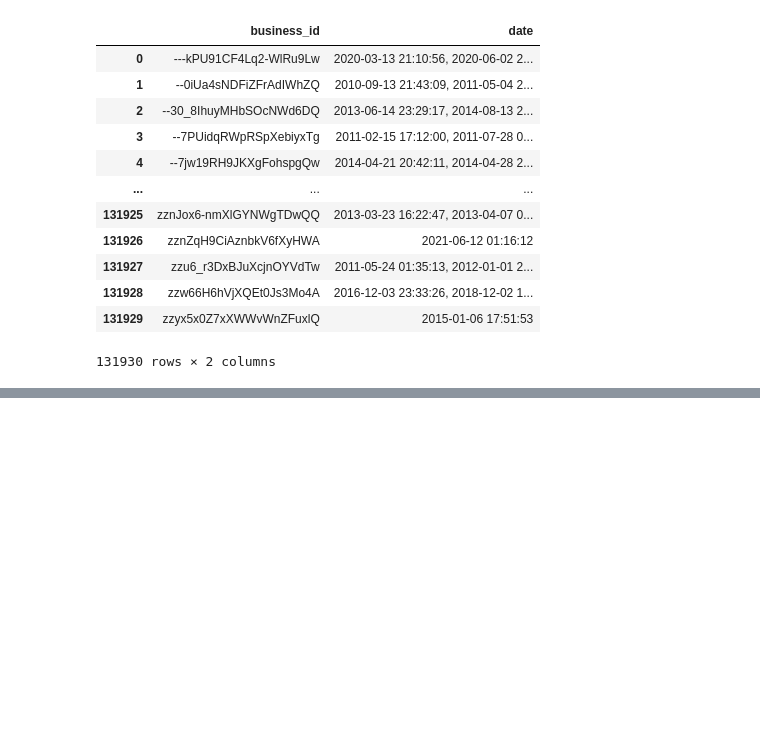
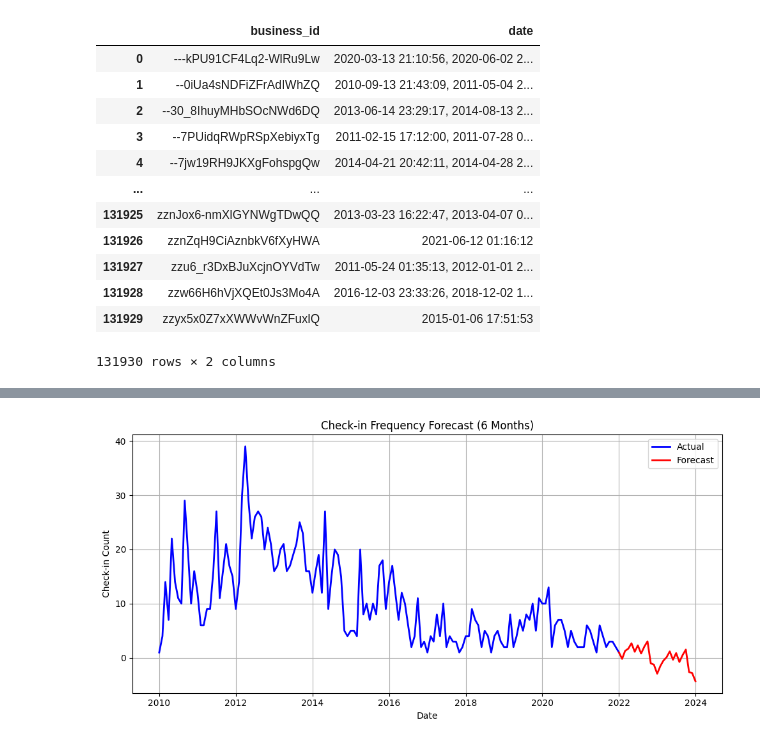
Before and after one commit to Jenblr/Yelp-Business-Data-Success-Analysis, a Jupyter notebook: Predictive_Modeling.ipynb, the cells around one changed output, grey strips where cells are left out. Cells and saved outputs as stored; diff of their text form; code cells hidden in the pictures; blank space fills up the shorter version.

```diff
--- a/Predictive_Modeling.ipynb
+++ b/Predictive_Modeling.ipynb
@@ -520,3 +520,12 @@ checkin
 | 131928 | zzw66H6hVjXQEt0Js3Mo4A | 2016-12-03 23:33:26, 2018-12-02 1... |
 | 131929 | zzyx5x0Z7xXWWvWnZFuxlQ | 2015-01-06 17:51:53 |
 131930 rows × 2 columns
+# %%
+# Explode date field into individual rows
+checkin = checkin.explode('date')
+
+# If date field is still one big string of timestamps
+checkin= checkin.assign(date=checkin['date'].str.split(', ')).explode('date')
+checkin['date'] = pd.to_datetime(checkin['date'])
+
+checkin
@@ -522,0 +557,11 @@ checkin
+# %%
+df_checkin_prophet = biz_checkin_df[['date', 'checkin_count']].rename(columns={
+    'date': 'ds',
+    'checkin_count': 'y'
+})
+
+model_checkin = Prophet()
+model_checkin.fit(df_checkin_prophet)
+
+future_checkins = model_checkin.make_future_dataframe(periods=24, freq='M')
+forecast_checkin = model_checkin.predict(future_checkins)
@@ -522,0 +571,39 @@ checkin
+# %%
+# Get last actual point
+last_actual_ck = df_checkin_prophet.iloc[-1][['ds', 'y']]
+bridge_ck = pd.DataFrame({
+    'ds': [last_actual_ck['ds']],
+    'value': [last_actual_ck['y']],
+    'type': ['forecast']
+})
+
+# Format forecast values
+forecast_part_ck = forecast_checkin[forecast_checkin['ds'] > last_actual_ck['ds']]
+forecast_part_ck = forecast_part_ck[['ds', 'yhat']].rename(columns={'yhat': 'value'}).assign(type='forecast')
+forecast_part_ck = pd.concat([bridge_ck, forecast_part_ck], ignore_index=True)
+
+# Combine
+plot_df_ck = pd.concat([
+    df_checkin_prophet.rename(columns={'y': 'value'}).assign(type='actual'),
+    forecast_part_ck
+])
+
+# Plot
+
+plt.figure(figsize=(10, 5))
+
+actual_ck = plot_df_ck[plot_df_ck['type'] == 'actual']
+forecast_ck = plot_df_ck[plot_df_ck['type'] == 'forecast']
+
+plt.plot(actual_ck['ds'], actual_ck['value'], label='Actual', color='blue', linewidth=2)
+plt.plot(forecast_ck['ds'], forecast_ck['value'], label='Forecast', color='red', linestyle='-', linewidth=2)
+
+plt.xlabel('Date')
+plt.ylabel('Check-in Count')
+plt.title('Check-in Frequency Forecast (6 Months)')
+plt.legend()
+plt.grid(True)
+plt.tight_layout()
+plt.show()
+# %% [output]
+[figure, added]
```
Also changed, not shown: parts of 3 cells of this notebook.
